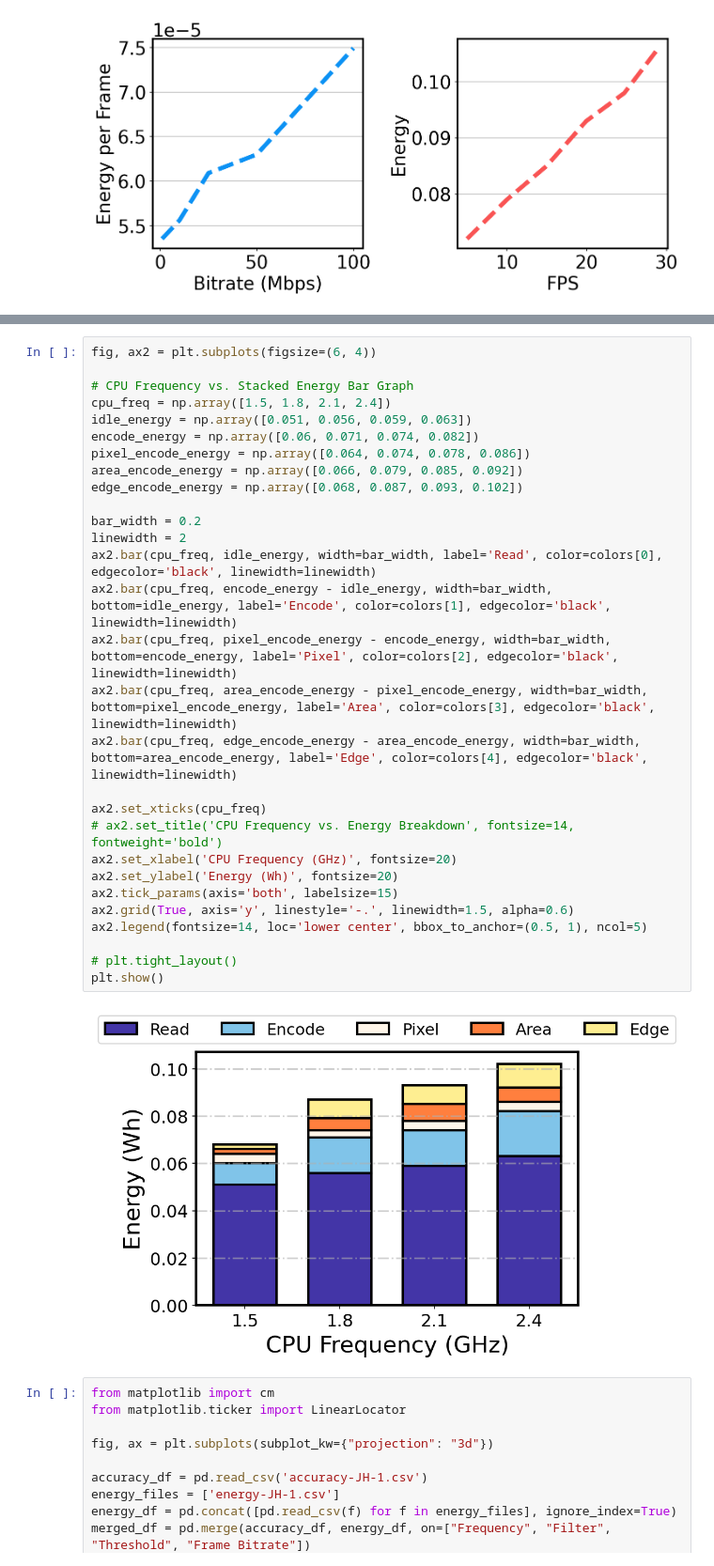
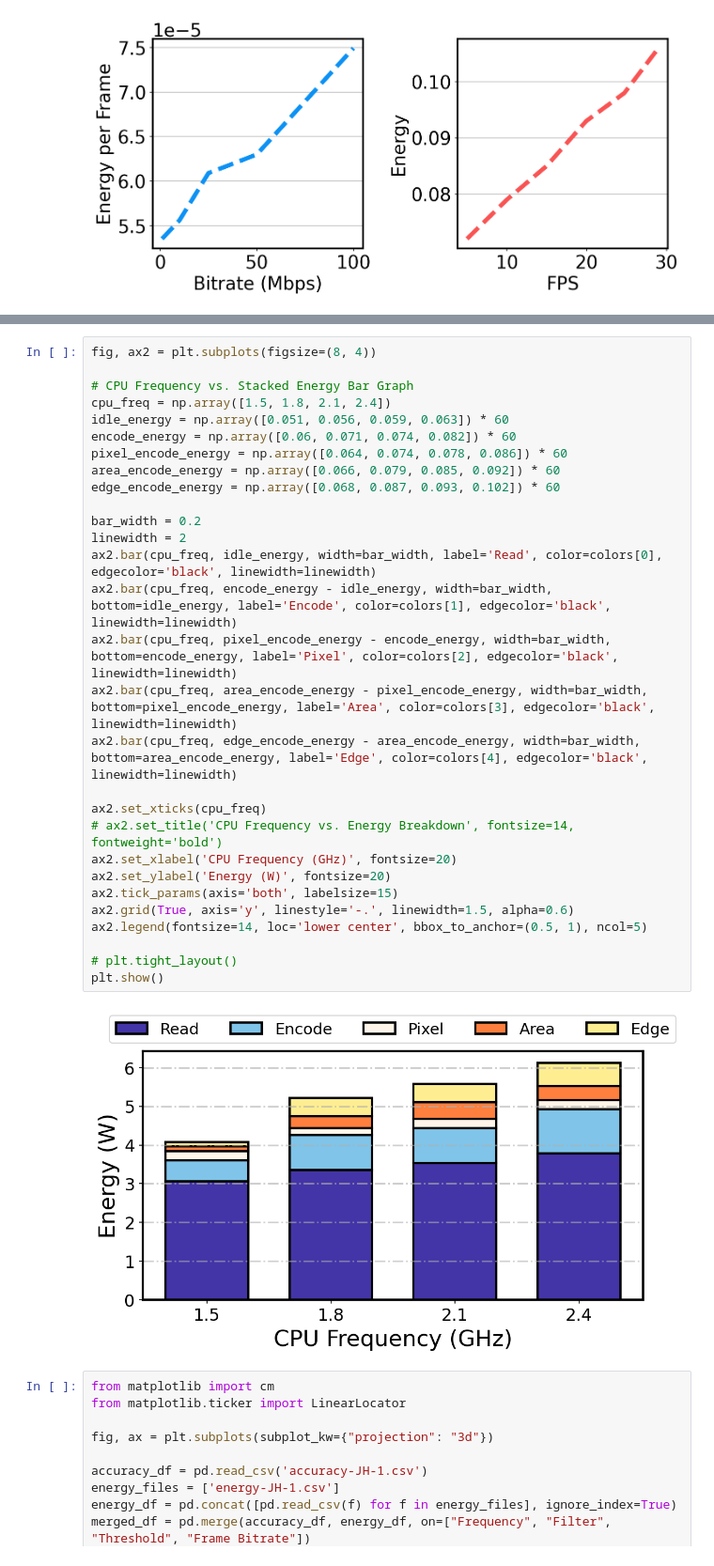
Before and after one commit to bencivjan/ecolens, a Jupyter notebook: viz/paper_figures.ipynb, the cells around one changed output, grey strips where cells are left out. Shown at 94% size. Saved outputs shown, nothing was run; the diff lists cells and outputs as text.

```diff
--- a/viz/paper_figures.ipynb
+++ b/viz/paper_figures.ipynb
@@ -98,34 +98,34 @@ plt.show()
 # %%
-fig, ax2 = plt.subplots(figsize=(6, 4))
+fig, ax2 = plt.subplots(figsize=(8, 4))
 
 # CPU Frequency vs. Stacked Energy Bar Graph
 cpu_freq = np.array([1.5, 1.8, 2.1, 2.4])
-idle_energy = np.array([0.051, 0.056, 0.059, 0.063])
-encode_energy = np.array([0.06, 0.071, 0.074, 0.082])
-pixel_encode_energy = np.array([0.064, 0.074, 0.078, 0.086])
-area_encode_energy = np.array([0.066, 0.079, 0.085, 0.092])
-edge_encode_energy = np.array([0.068, 0.087, 0.093, 0.102])
+idle_energy = np.array([0.051, 0.056, 0.059, 0.063]) * 60
+encode_energy = np.array([0.06, 0.071, 0.074, 0.082]) * 60
+pixel_encode_energy = np.array([0.064, 0.074, 0.078, 0.086]) * 60
+area_encode_energy = np.array([0.066, 0.079, 0.085, 0.092]) * 60
+edge_encode_energy = np.array([0.068, 0.087, 0.093, 0.102]) * 60
 
 bar_width = 0.2
 linewidth = 2
 ax2.bar(cpu_freq, idle_energy, width=bar_width, label='Read', color=colors[0], edgecolor='black', linewidth=linewidth)
 ax2.bar(cpu_freq, encode_energy - idle_energy, width=bar_width, bottom=idle_energy, label='Encode', color=colors[1], edgecolor='black', linewidth=linewidth)
 ax2.bar(cpu_freq, pixel_encode_energy - encode_energy, width=bar_width, bottom=encode_energy, label='Pixel', color=colors[2], edgecolor='black', linewidth=linewidth)
 ax2.bar(cpu_freq, area_encode_energy - pixel_encode_energy, width=bar_width, bottom=pixel_encode_energy, label='Area', color=colors[3], edgecolor='black', linewidth=linewidth)
 ax2.bar(cpu_freq, edge_encode_energy - area_encode_energy, width=bar_width, bottom=area_encode_energy, label='Edge', color=colors[4], edgecolor='black', linewidth=linewidth)
 
 ax2.set_xticks(cpu_freq)
 # ax2.set_title('CPU Frequency vs. Energy Breakdown', fontsize=14, fontweight='bold')
 ax2.set_xlabel('CPU Frequency (GHz)', fontsize=20)
-ax2.set_ylabel('Energy (Wh)', fontsize=20)
+ax2.set_ylabel('Energy (W)', fontsize=20)
 ax2.tick_params(axis='both', labelsize=15)
 ax2.grid(True, axis='y', linestyle='-.', linewidth=1.5, alpha=0.6)
 ax2.legend(fontsize=14, loc='lower center', bbox_to_anchor=(0.5, 1), ncol=5)
 
 # plt.tight_layout()
 plt.show()
 # %% [output]
-[figure, old version]
+[figure, new version]
 # %%
 from matplotlib import cm
 from matplotlib.ticker import LinearLocator
```
Also changed, not shown: parts of 1 cell of this notebook, 22 other files.
